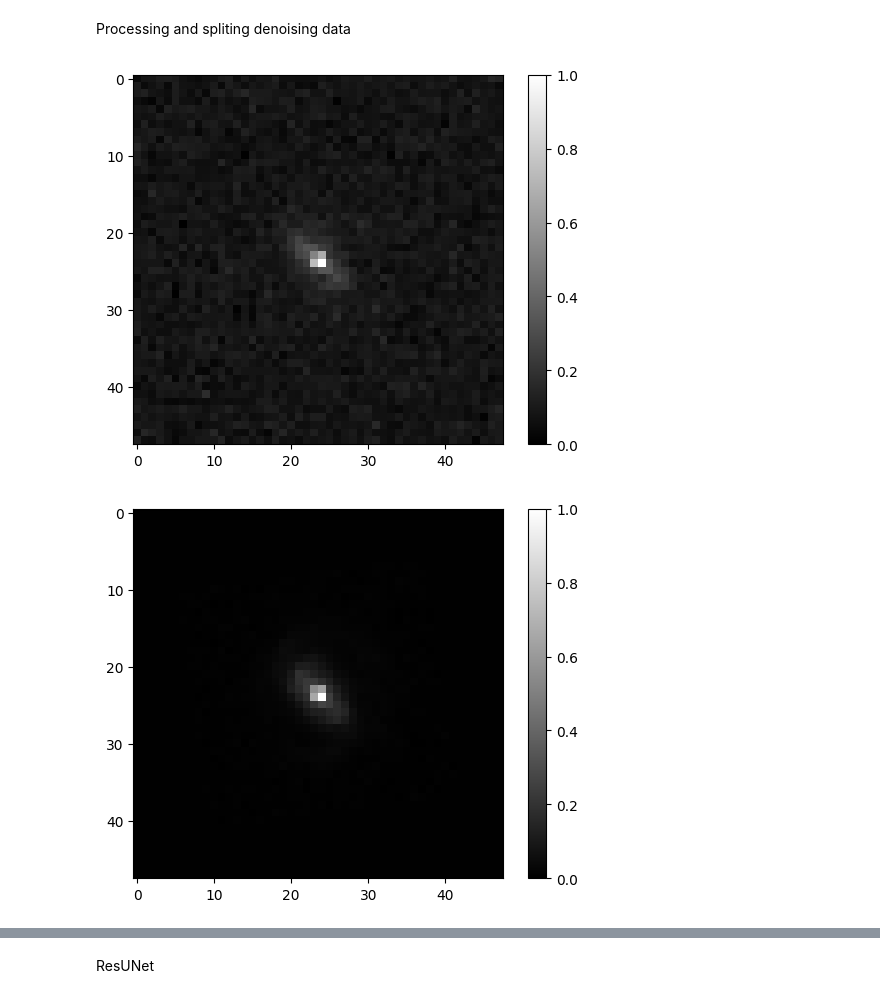
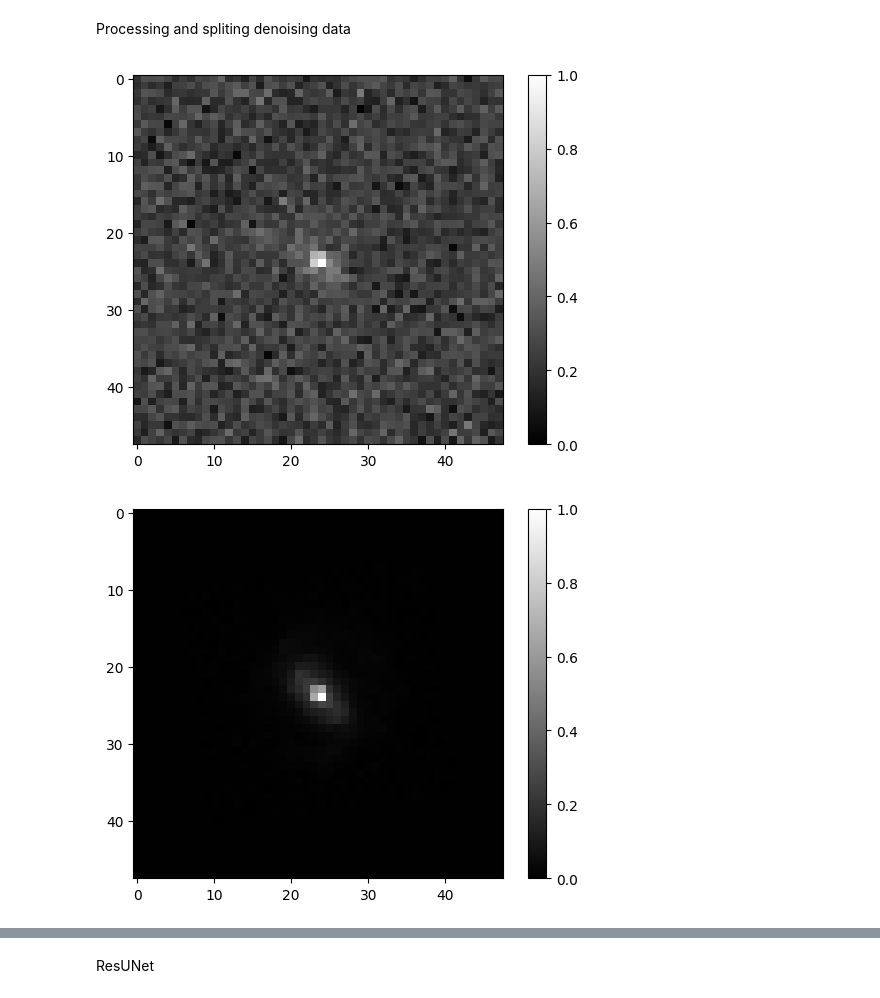
Before and after one commit to hugobbi/galaxy-deconvolution, a Jupyter notebook: src/nn_deconvolution.ipynb, the cells around one changed output, grey strips where cells are left out. Drawn from its saved outputs; the diff is of its cells as text; code cells hidden in the pictures.

```diff
--- a/src/nn_deconvolution.ipynb
+++ b/src/nn_deconvolution.ipynb
@@ -93,33 +93,33 @@ def cvt_tensor_list(list_arrays):
 # %% [markdown]
 Processing and spliting denoising data
 # %%
-image_file_path = 'outputs/output_denoising_snr100.fits'
+image_file_path = 'outputs/output_denoising_snr40_10k.fits'
 img_head, img_data = read_header_and_data(image_file_path, 0)
 
 #img_data = np.random.permutation(img_data)
 img_data = normalize_list(img_data)
 img_size = img_data[0].shape[0]
 num_total = len(img_data)
 train_split = 0.7
 train_idx = int(num_total * train_split)
 
 img_data = np.array([np.reshape(img, (img_size, img_size, 1)) for img in img_data])
 img_shape = img_data[0].shape
 
 # Spliting training and testing
 train = img_data[0:train_idx]
 #train = mean_subtract_list(train)
 train_x = train[[i for i in range(0, len(train), 2)]]
 train_y = train[[i for i in range(1, len(train), 2)]]
 
 test = img_data[train_idx:num_total]
 #test = mean_subtract_list(test)
 test_x = test[[i for i in range(0, len(test), 2)]]
 test_y = test[[i for i in range(1, len(test), 2)]]
 
 idx = 0
 show_image(test_x[idx])
 show_image(test_y[idx])
 # %% [output]
-[figure, old version]
+[figure, new version]
 [figure]
```
Also changed, not shown: parts of 6 cells of this notebook, 13 other files.
